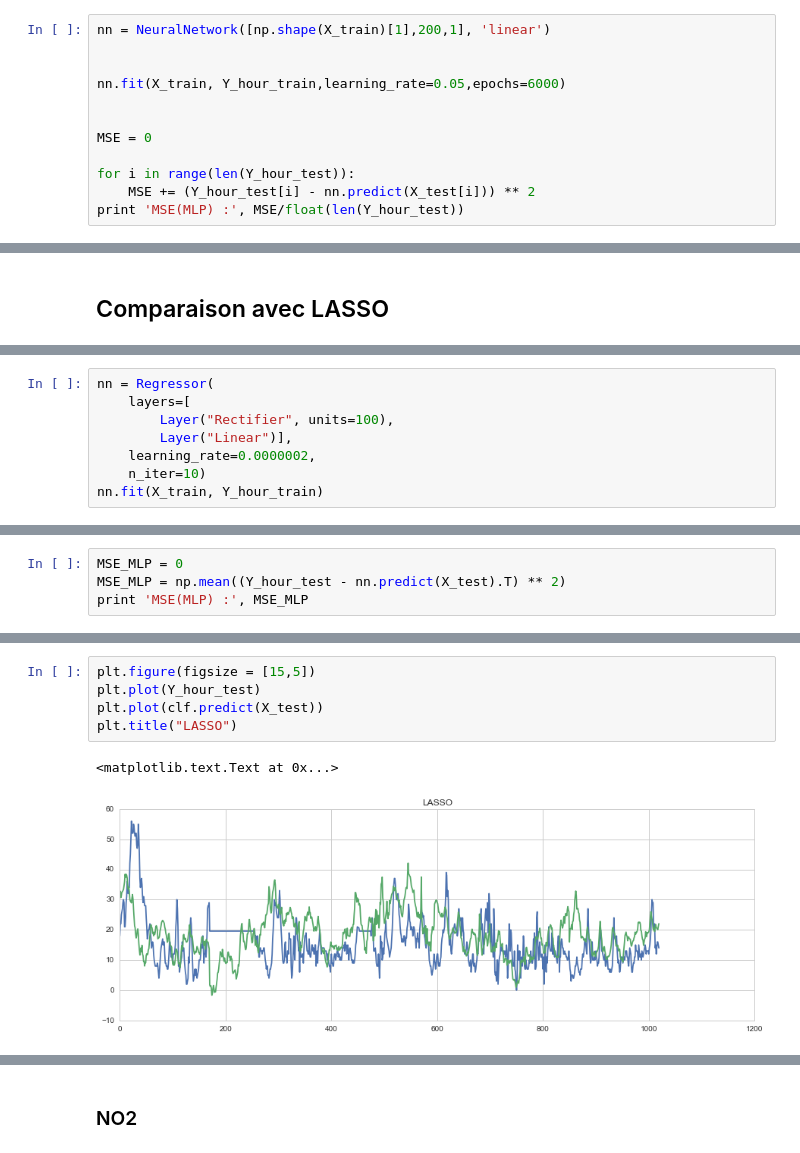
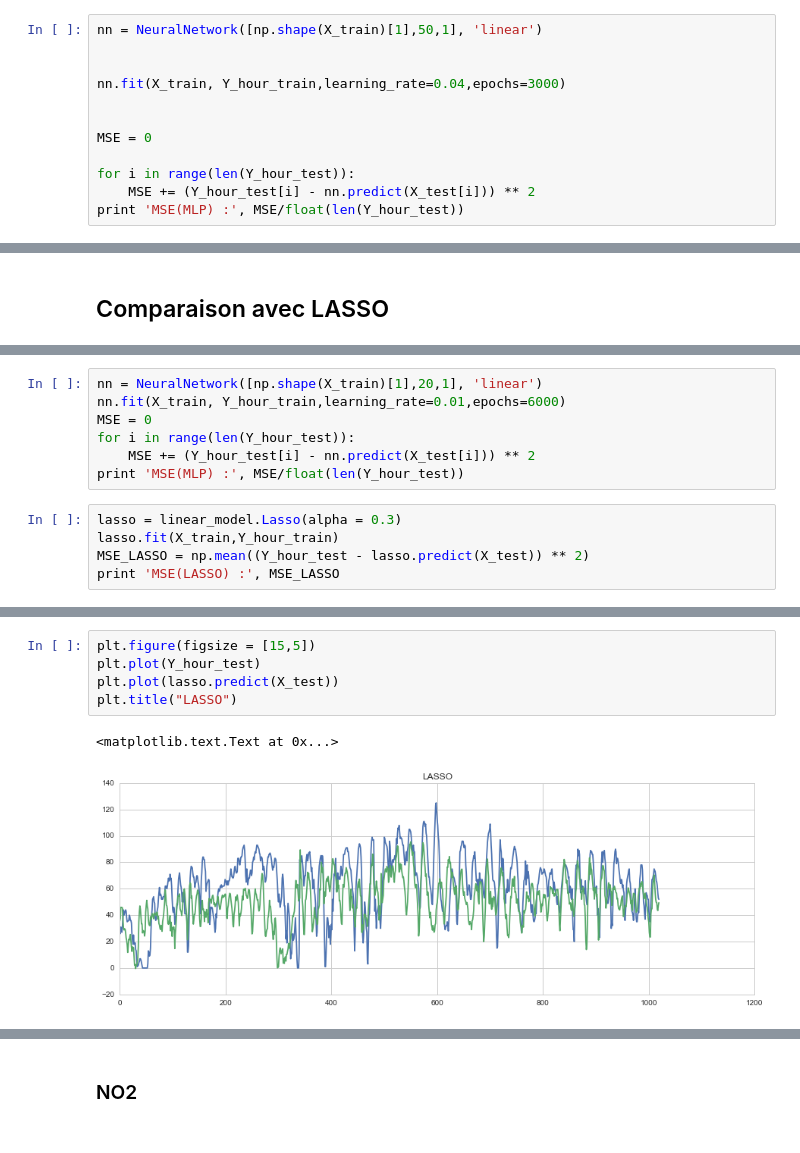
Before and after one commit to MGIMM/Predict-pollution-in-an-asian-megacity, a Jupyter notebook: ANNEXE.ipynb, the cells around one changed output, grey strips where cells are left out. Saved outputs shown, nothing was run; the diff lists cells and outputs as text.

```diff
--- a/ANNEXE.ipynb
+++ b/ANNEXE.ipynb
@@ -400,10 +404,10 @@ class NeuralNetwork:
 
         return a
 # %%
-nn = NeuralNetwork([np.shape(X_train)[1],200,1], 'linear')
+nn = NeuralNetwork([np.shape(X_train)[1],50,1], 'linear')
 
 
-nn.fit(X_train, Y_hour_train,learning_rate=0.05,epochs=6000)
+nn.fit(X_train, Y_hour_train,learning_rate=0.04,epochs=3000)
 
 
 MSE = 0
@@ -426,8 +429,0 @@ from sknn.mlp import Regressor, Layer
-# %%
-nn = Regressor(
-    layers=[
-        Layer("Rectifier", units=100),
-        Layer("Linear")],
-    learning_rate=0.0000002,
-    n_iter=10)
-nn.fit(X_train, Y_hour_train)
@@ -444,5 +430,13 @@ Regressor(batch_size=1, callback=None, debug=False, dropout_rate=None,
+# %%
+nn = NeuralNetwork([np.shape(X_train)[1],20,1], 'linear')
+nn.fit(X_train, Y_hour_train,learning_rate=0.01,epochs=6000)
+MSE = 0
+for i in range(len(Y_hour_test)):
+    MSE += (Y_hour_test[i] - nn.predict(X_test[i])) ** 2
+print 'MSE(MLP) :', MSE/float(len(Y_hour_test))
 # %%
-MSE_MLP = 0
-MSE_MLP = np.mean((Y_hour_test - nn.predict(X_test).T) ** 2)
-print 'MSE(MLP) :', MSE_MLP
+lasso = linear_model.Lasso(alpha = 0.3)
+lasso.fit(X_train,Y_hour_train)
+MSE_LASSO = np.mean((Y_hour_test - lasso.predict(X_test)) ** 2)
+print 'MSE(LASSO) :', MSE_LASSO
 # %% [output]
@@ -464,11 +457,11 @@ MSE(LASSO) : 98.4776627544
 # %%
 plt.figure(figsize = [15,5])
 plt.plot(Y_hour_test)
-plt.plot(clf.predict(X_test))
+plt.plot(lasso.predict(X_test))
 plt.title("LASSO")
 # %% [output]
 <matplotlib.text.Text at 0x...>
-[figure, old version]
+[figure, new version]
 # %%
 plt.figure(figsize = [15,5])
 plt.plot(Y_hour_test)
```
Also changed, not shown: parts of 20 cells of this notebook.
